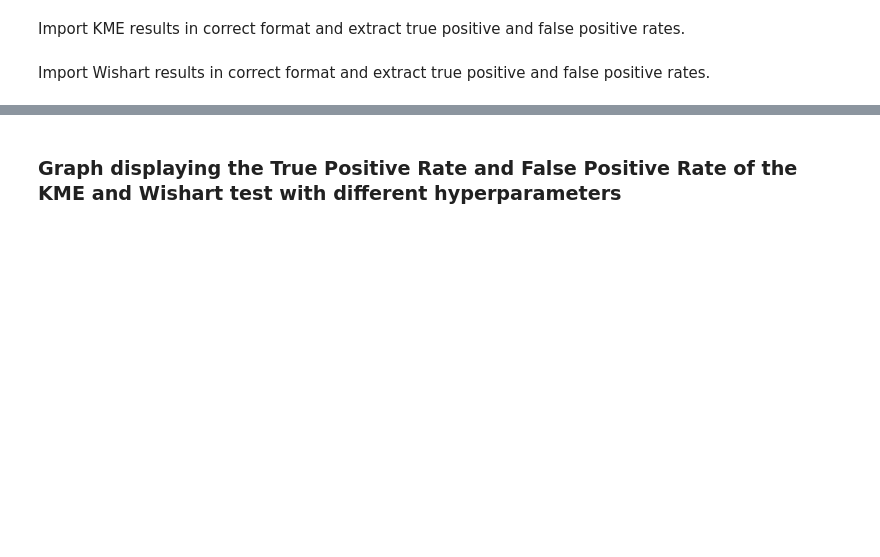
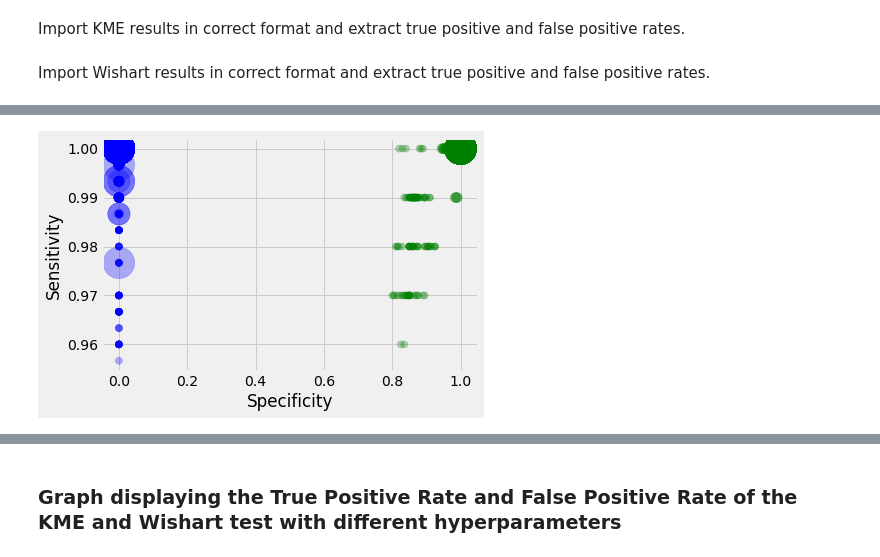
Before and after one commit to DennisZY/RCC_tetrad_constraints, a Jupyter notebook: experiment_results/hyperparam_opt/basic_graph_results/Hyperparameter experiment simple graph.ipynb, the cells around one changed output, grey strips where cells are left out. Drawn from its saved outputs; the diff is of its cells as text; code cells hidden in the pictures; blank space fills up the shorter version.

```diff
--- a/experiment_results/hyperparam_opt/basic_graph_results/Hyperparameter experiment simple graph.ipynb
+++ b/experiment_results/hyperparam_opt/basic_graph_results/Hyperparameter experiment simple graph.ipynb
@@ -61,0 +99,12 @@ false_pos_wish_nonlin[np.isnan(false_pos_wish_nonlin)] = 0
+# %%
+plt.scatter(specificity_1,sensitivity_1, c='g', s=(results_1_mean.reset_index()['n_samples']), alpha=0.3)
+plt.scatter(specificity_3,sensitivity_3, c='b', s=(results_3_mean.reset_index()['n_samples']), alpha=0.3)
+plt.style.use('fivethirtyeight')
+
+plt.xlabel('Specificity')
+plt.ylabel('Sensitivity')
+
+#plt.legend()
+plt.show()
+# %% [output]
+[figure, added]
```
Also changed, not shown: parts of 32 cells of this notebook, 19 other files.
